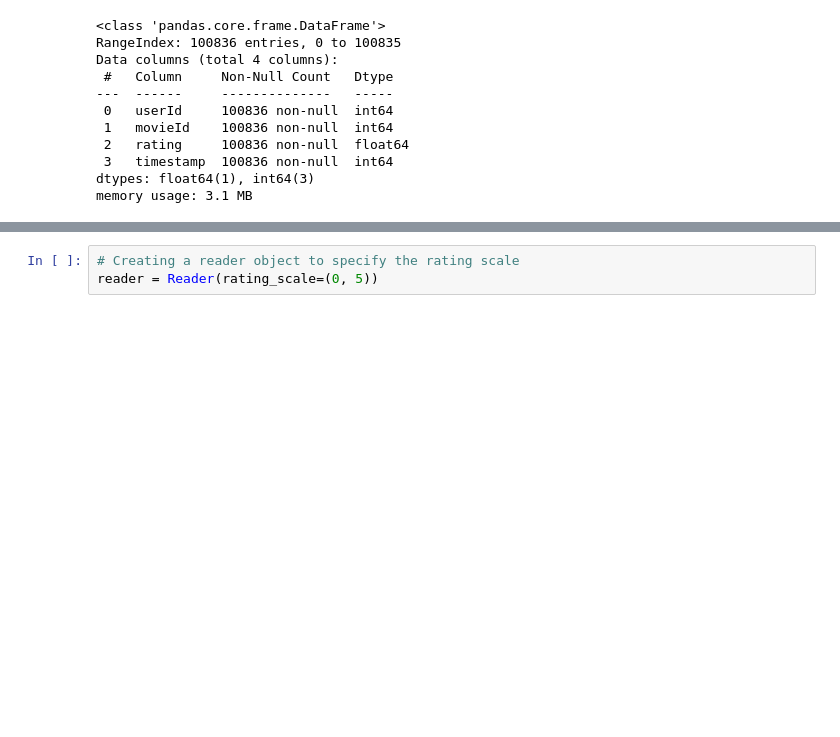
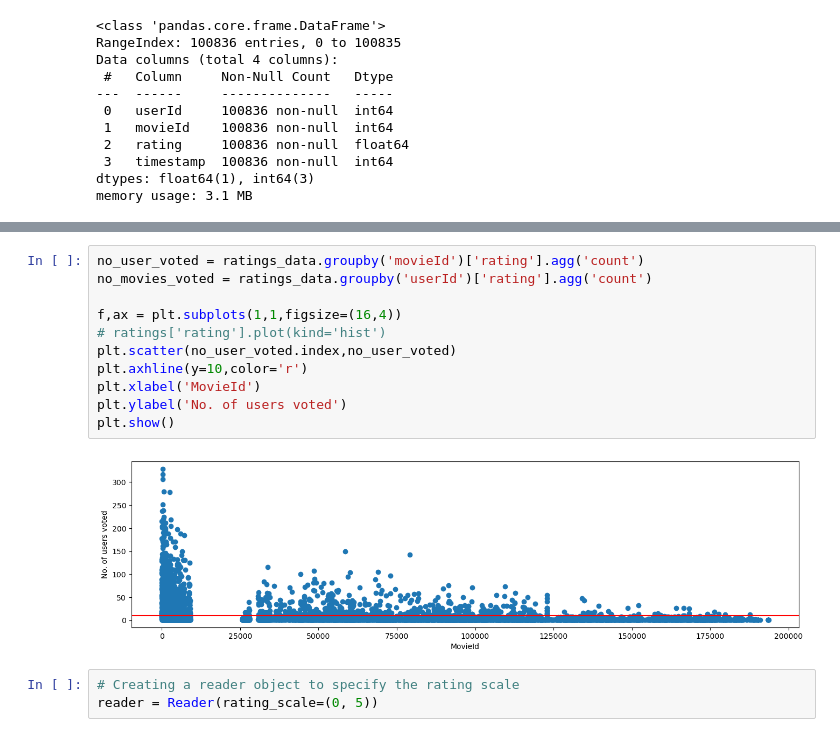
Before and after one commit to FionaNalianya/MovieLens, a Jupyter notebook: notebook.ipynb, the cells around one changed output, grey strips where cells are left out. Drawn from its saved outputs; the diff is of its cells as text; blank space fills up the shorter version.

```diff
--- a/notebook.ipynb
+++ b/notebook.ipynb
@@ -199,3 +278,16 @@ a. Item based filtering
+# %%
+no_user_voted = ratings_data.groupby('movieId')['rating'].agg('count')
+no_movies_voted = ratings_data.groupby('userId')['rating'].agg('count')
+
+f,ax = plt.subplots(1,1,figsize=(16,4))
+# ratings['rating'].plot(kind='hist')
+plt.scatter(no_user_voted.index,no_user_voted)
+plt.axhline(y=10,color='r')
+plt.xlabel('MovieId')
+plt.ylabel('No. of users voted')
+plt.show()
+# %% [output]
+[figure, added]
 # %%
 # Creating a reader object to specify the rating scale
 reader = Reader(rating_scale=(0, 5))
```
Also changed, not shown: parts of 30 cells of this notebook.
